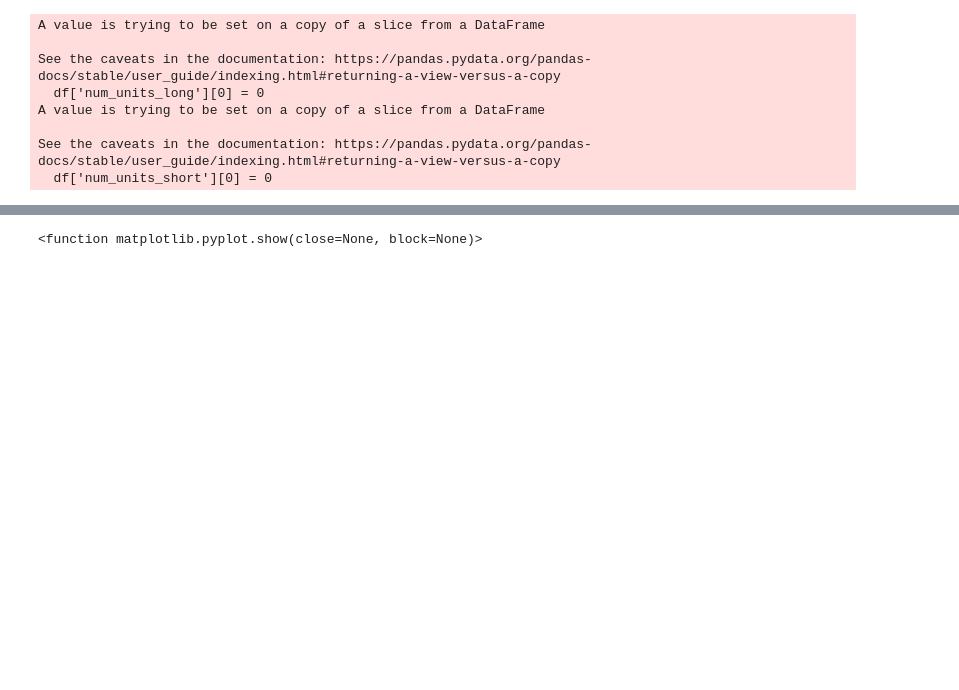
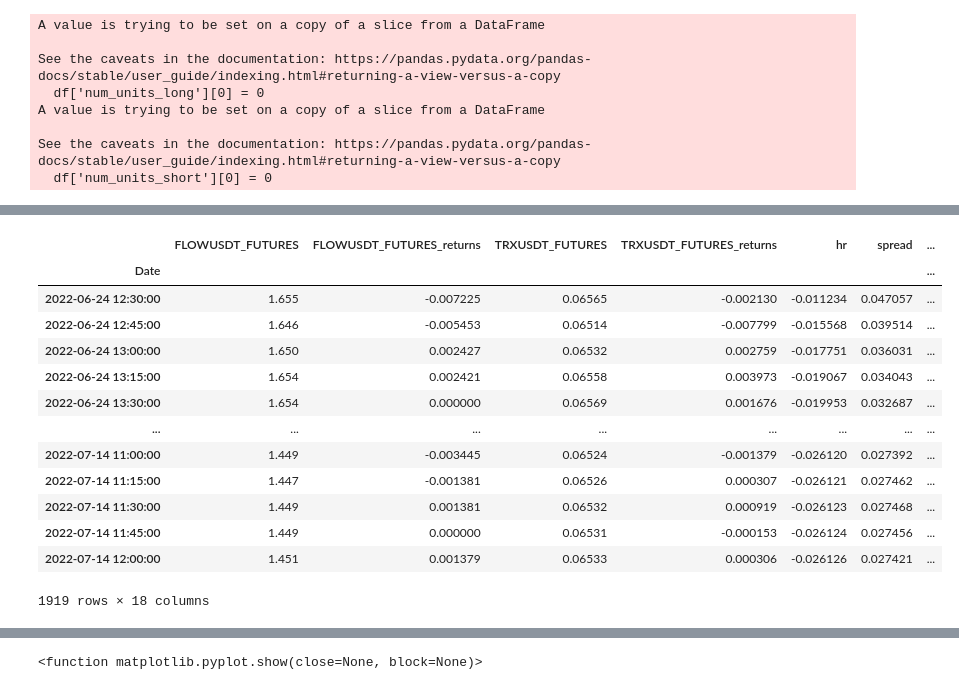
Before and after one commit to mscbr/algo_pairs, a Jupyter notebook: z_score_ver.ipynb, the cells around one changed output, grey strips where cells are left out. Cells and saved outputs as stored; diff of their text form; code cells hidden in the pictures; blank space fills up the shorter version.

```diff
--- a/z_score_ver.ipynb
+++ b/z_score_ver.ipynb
@@ -267,0 +268,17 @@ plt.show
+# %%
+df
+# %% [output]
+|  | FLOWUSDT_FUTURES | FLOWUSDT_FUTURES_returns | TRXUSDT_FUTURES | TRXUSDT_FUTURES_returns | hr | spread | ... |
+| Date |  |  |  |  |  |  | ... |
+| 2022-06-24 12:30:00 | 1.655 | -0.007225 | 0.06565 | -0.002130 | -0.011234 | 0.047057 | ... |
+| 2022-06-24 12:45:00 | 1.646 | -0.005453 | 0.06514 | -0.007799 | -0.015568 | 0.039514 | ... |
+| 2022-06-24 13:00:00 | 1.650 | 0.002427 | 0.06532 | 0.002759 | -0.017751 | 0.036031 | ... |
+| 2022-06-24 13:15:00 | 1.654 | 0.002421 | 0.06558 | 0.003973 | -0.019067 | 0.034043 | ... |
+| 2022-06-24 13:30:00 | 1.654 | 0.000000 | 0.06569 | 0.001676 | -0.019953 | 0.032687 | ... |
+| ... | ... | ... | ... | ... | ... | ... | ... |
+| 2022-07-14 11:00:00 | 1.449 | -0.003445 | 0.06524 | -0.001379 | -0.026120 | 0.027392 | ... |
+| 2022-07-14 11:15:00 | 1.447 | -0.001381 | 0.06526 | 0.000307 | -0.026121 | 0.027462 | ... |
+| 2022-07-14 11:30:00 | 1.449 | 0.001381 | 0.06532 | 0.000919 | -0.026123 | 0.027468 | ... |
+| 2022-07-14 11:45:00 | 1.449 | 0.000000 | 0.06531 | -0.000153 | -0.026124 | 0.027456 | ... |
+| 2022-07-14 12:00:00 | 1.451 | 0.001379 | 0.06533 | 0.000306 | -0.026126 | 0.027421 | ... |
+1919 rows × 18 columns
```
Also changed, not shown: parts of 4 cells of this notebook, 1 other file.
